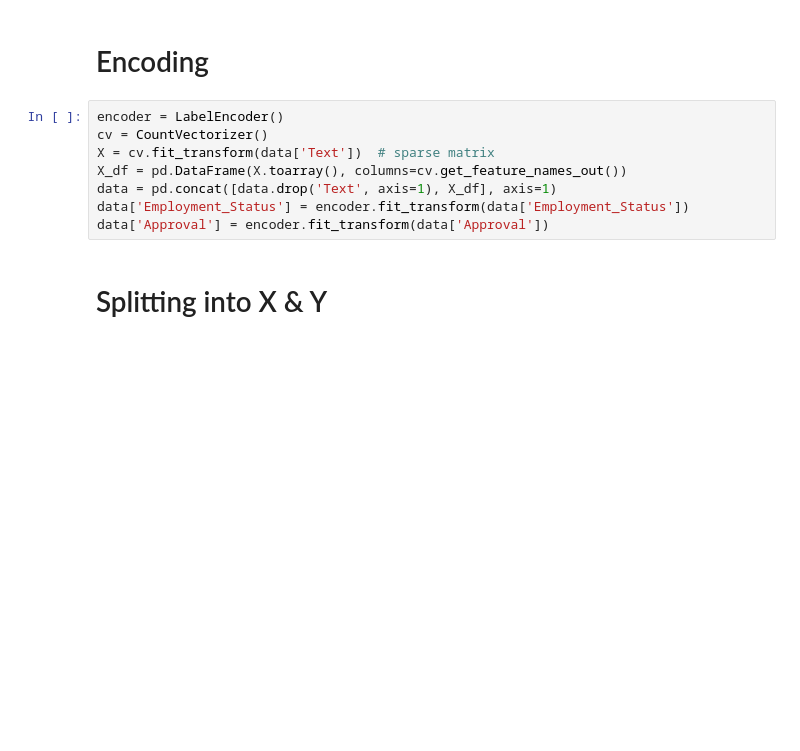
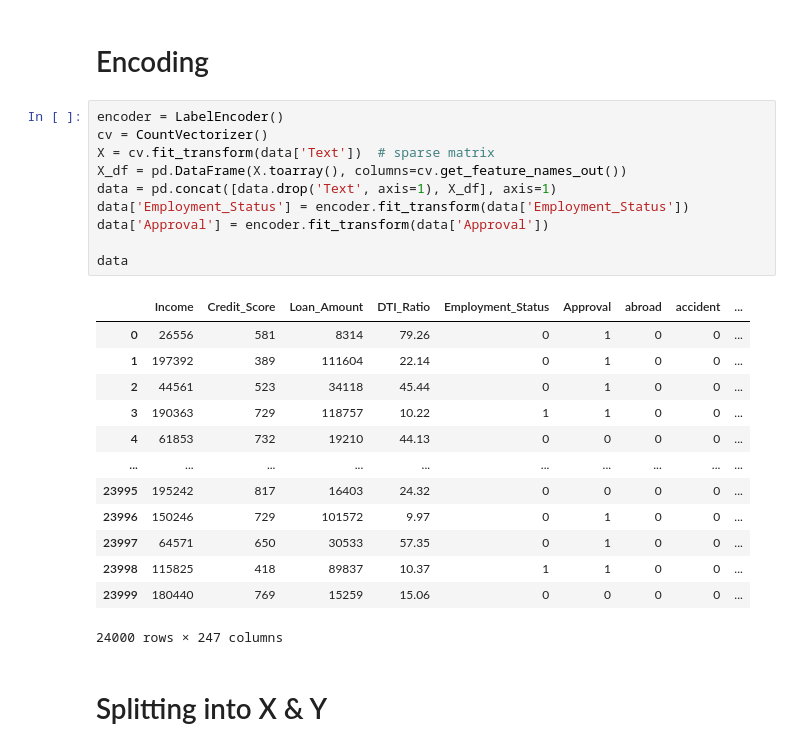
Before and after one commit to faazil007/4C_Spring_Codes, a Jupyter notebook: Sir_Shafqat_Workspace/#22(loan).ipynb, the cells around one changed output. Saved outputs shown, nothing was run; the diff lists cells and outputs as text; blank space fills up the shorter version.

```diff
--- a/Sir_Shafqat_Workspace/#22(loan).ipynb
+++ b/Sir_Shafqat_Workspace/#22(loan).ipynb
@@ -32,11 +32,27 @@ data
 # %%
 encoder = LabelEncoder()
 cv = CountVectorizer()
 X = cv.fit_transform(data['Text'])  # sparse matrix
 X_df = pd.DataFrame(X.toarray(), columns=cv.get_feature_names_out())
 data = pd.concat([data.drop('Text', axis=1), X_df], axis=1)
 data['Employment_Status'] = encoder.fit_transform(data['Employment_Status'])
 data['Approval'] = encoder.fit_transform(data['Approval'])
+
+data
+# %% [output]
+|  | Income | Credit_Score | Loan_Amount | DTI_Ratio | Employment_Status | Approval | abroad | accident | ... |
+| 0 | 26556 | 581 | 8314 | 79.26 | 0 | 1 | 0 | 0 | ... |
+| 1 | 197392 | 389 | 111604 | 22.14 | 0 | 1 | 0 | 0 | ... |
+| 2 | 44561 | 523 | 34118 | 45.44 | 0 | 1 | 0 | 0 | ... |
+| 3 | 190363 | 729 | 118757 | 10.22 | 1 | 1 | 0 | 0 | ... |
+| 4 | 61853 | 732 | 19210 | 44.13 | 0 | 0 | 0 | 0 | ... |
+| ... | ... | ... | ... | ... | ... | ... | ... | ... | ... |
+| 23995 | 195242 | 817 | 16403 | 24.32 | 0 | 0 | 0 | 0 | ... |
+| 23996 | 150246 | 729 | 101572 | 9.97 | 0 | 1 | 0 | 0 | ... |
+| 23997 | 64571 | 650 | 30533 | 57.35 | 0 | 1 | 0 | 0 | ... |
+| 23998 | 115825 | 418 | 89837 | 10.37 | 1 | 1 | 0 | 0 | ... |
+| 23999 | 180440 | 769 | 15259 | 15.06 | 0 | 0 | 0 | 0 | ... |
+24000 rows × 247 columns
 # %% [markdown]
 # Splitting into X & Y
 # %%
```
